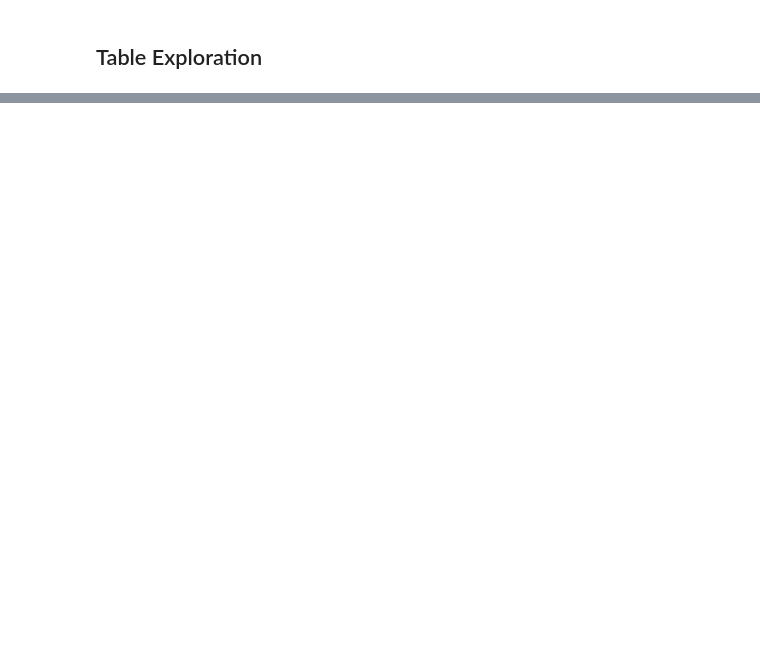
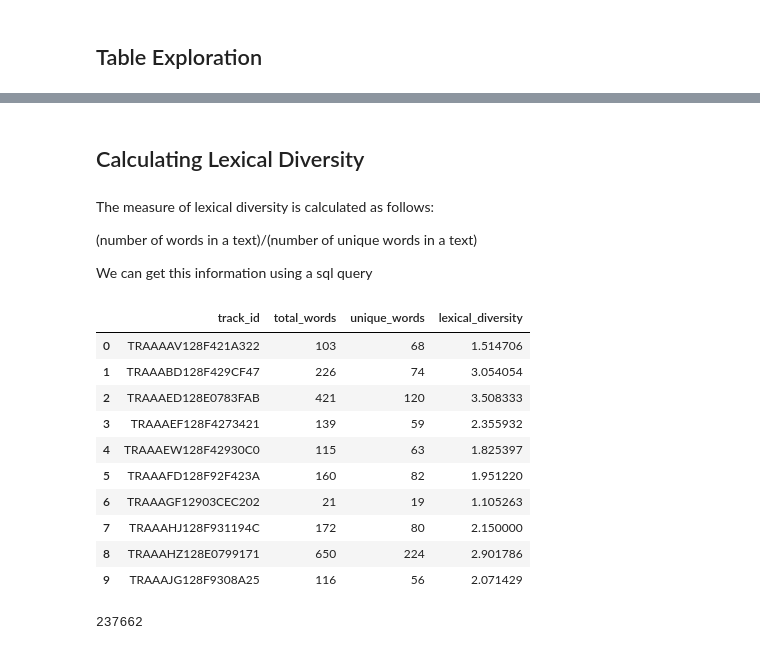
Before and after one commit to ezriah/MillionSongs, a Jupyter notebook: Lyrics-Lexical-Diversity.ipynb, the cells around one changed output, grey strips where cells are left out. Drawn from its saved outputs; the diff is of its cells as text; code cells hidden in the pictures; blank space fills up the shorter version.

Commit message:
lexical 1

```diff
--- a/Lyrics-Lexical-Diversity.ipynb
+++ b/Lyrics-Lexical-Diversity.ipynb
@@ -223,0 +126,32 @@ df_lyrics[[2]]
+# %% [markdown]
+## Calculating Lexical Diversity
+# %% [markdown]
+The measure of lexical diversity is calculated as follows:
+
+(number of words in a text)/(number of unique words in a text)
+
+We can get this information using a sql query
+# %%
+df_diversity = pd.read_sql('SELECT track_id, \
+                                   sum(count) as total_words, \
+                                   count(track_id) as unique_words, \
+                                   (sum(count)*1.0)/(count(track_id)) as lexical_diversity \
+                           FROM lyrics GROUP BY track_id', con = conn_lyrics)
+# %%
+df_diversity.head(10)
+# %% [output]
+|  | track_id | total_words | unique_words | lexical_diversity |
+| 0 | TRAAAAV128F421A322 | 103 | 68 | 1.514706 |
+| 1 | TRAAABD128F429CF47 | 226 | 74 | 3.054054 |
+| 2 | TRAAAED128E0783FAB | 421 | 120 | 3.508333 |
+| 3 | TRAAAEF128F4273421 | 139 | 59 | 2.355932 |
+| 4 | TRAAAEW128F42930C0 | 115 | 63 | 1.825397 |
+| 5 | TRAAAFD128F92F423A | 160 | 82 | 1.951220 |
+| 6 | TRAAAGF12903CEC202 | 21 | 19 | 1.105263 |
+| 7 | TRAAAHJ128F931194C | 172 | 80 | 2.150000 |
+| 8 | TRAAAHZ128E0799171 | 650 | 224 | 2.901786 |
+| 9 | TRAAAJG128F9308A25 | 116 | 56 | 2.071429 |
+# %%
+len(df_diversity)
+# %% [output]
+237662
```
Also changed, not shown: parts of 95 cells of this notebook.
